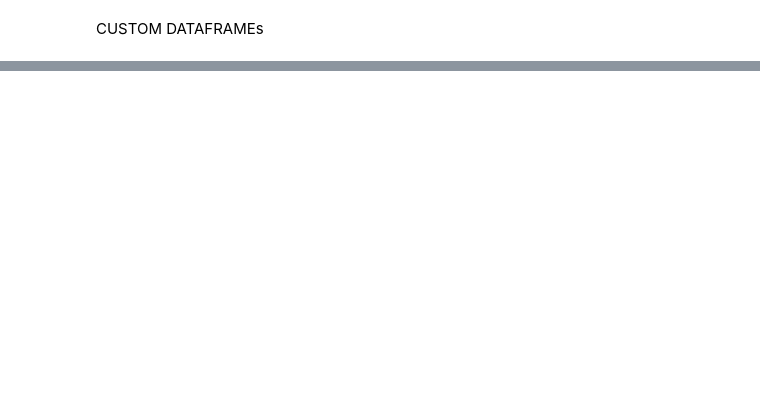
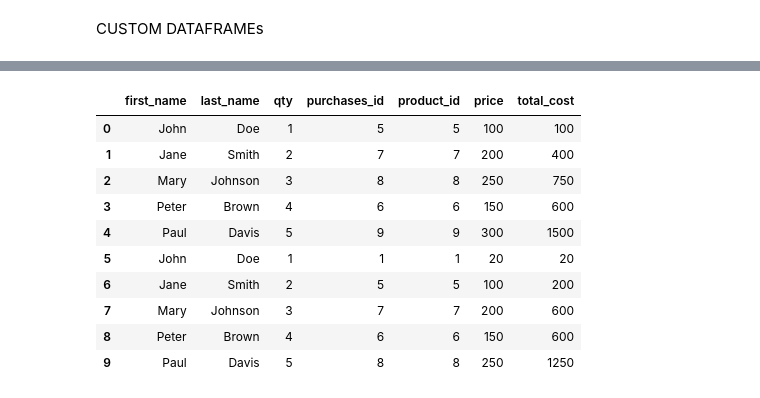
Before and after one commit to raitlhaj/Python, a Jupyter notebook: Notebooks/data_mining_exercises.ipynb, the cells around one changed output, grey strips where cells are left out. Drawn from its saved outputs; the diff is of its cells as text; code cells hidden in the pictures; blank space fills up the shorter version.

```diff
--- a/Notebooks/data_mining_exercises.ipynb
+++ b/Notebooks/data_mining_exercises.ipynb
@@ -314,0 +312,6 @@ array([9, 2, 1, 2, 0, 5, 5, 0, 7, 6])
+# %%
+employees = pd.DataFrame({'first_name':['John','Jane','Mary','Peter','Paul']*2,
+                         'last_name':['Doe','Smith','Johnson','Brown','Davis']*2,
+                         'qty':[1,2,3,4,5,1,2,3,4,5],
+                         'purchases_id':[5,7,8,6,9,1,5,7,6,8]})
+employees
@@ -314,0 +330,3 @@ array([9, 2, 1, 2, 0, 5, 5, 0, 7, 6])
+# %%
+products = pd.DataFrame({'product_id':[1, 5,6,7,8,9], 'price':[20, 100,150,200,250,300]})
+products
@@ -314,0 +341,3 @@ array([9, 2, 1, 2, 0, 5, 5, 0, 7, 6])
+# %%
+costs = pd.merge(employees, products, left_on='purchases_id', right_on='product_id', how='left')
+costs
@@ -314,0 +356,15 @@ array([9, 2, 1, 2, 0, 5, 5, 0, 7, 6])
+# %%
+costs['total_cost'] = costs['price'] * costs['qty']
+costs
+# %% [output]
+|  | first_name | last_name | qty | purchases_id | product_id | price | total_cost |
+| 0 | John | Doe | 1 | 5 | 5 | 100 | 100 |
+| 1 | Jane | Smith | 2 | 7 | 7 | 200 | 400 |
+| 2 | Mary | Johnson | 3 | 8 | 8 | 250 | 750 |
+| 3 | Peter | Brown | 4 | 6 | 6 | 150 | 600 |
+| 4 | Paul | Davis | 5 | 9 | 9 | 300 | 1500 |
+| 5 | John | Doe | 1 | 1 | 1 | 20 | 20 |
+| 6 | Jane | Smith | 2 | 5 | 5 | 100 | 200 |
+| 7 | Mary | Johnson | 3 | 7 | 7 | 200 | 600 |
+| 8 | Peter | Brown | 4 | 6 | 6 | 150 | 600 |
+| 9 | Paul | Davis | 5 | 8 | 8 | 250 | 1250 |
```
Also changed, not shown: parts of 40 cells of this notebook.
